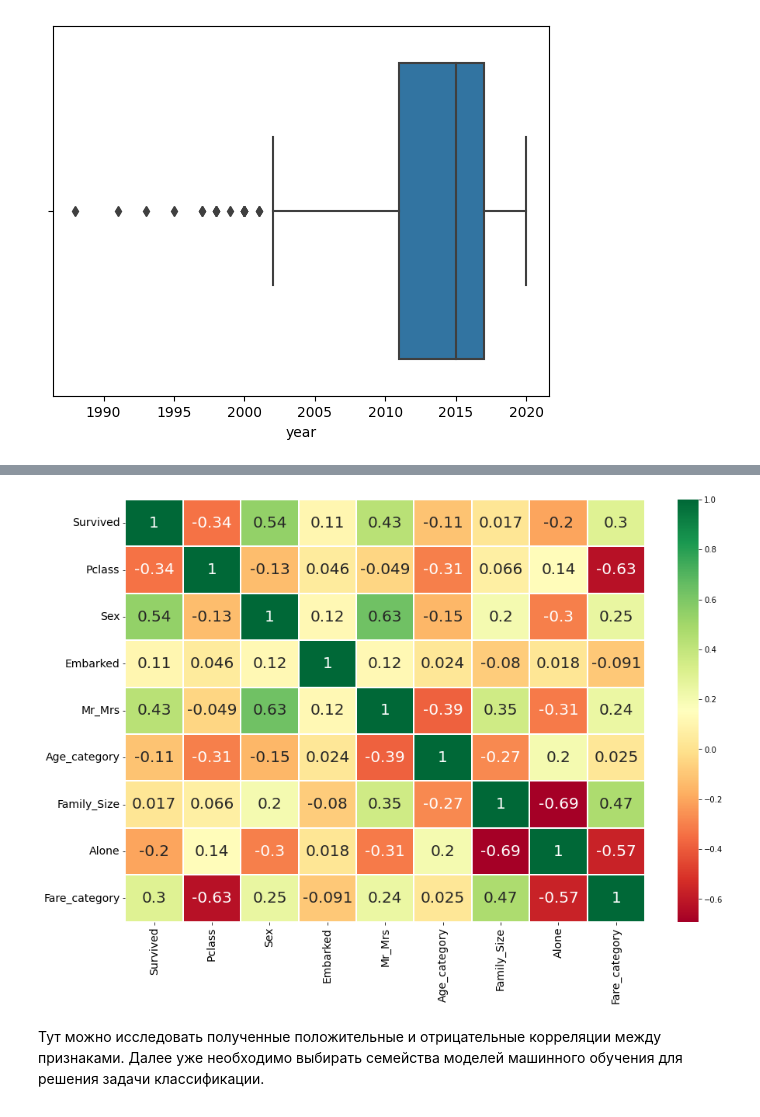
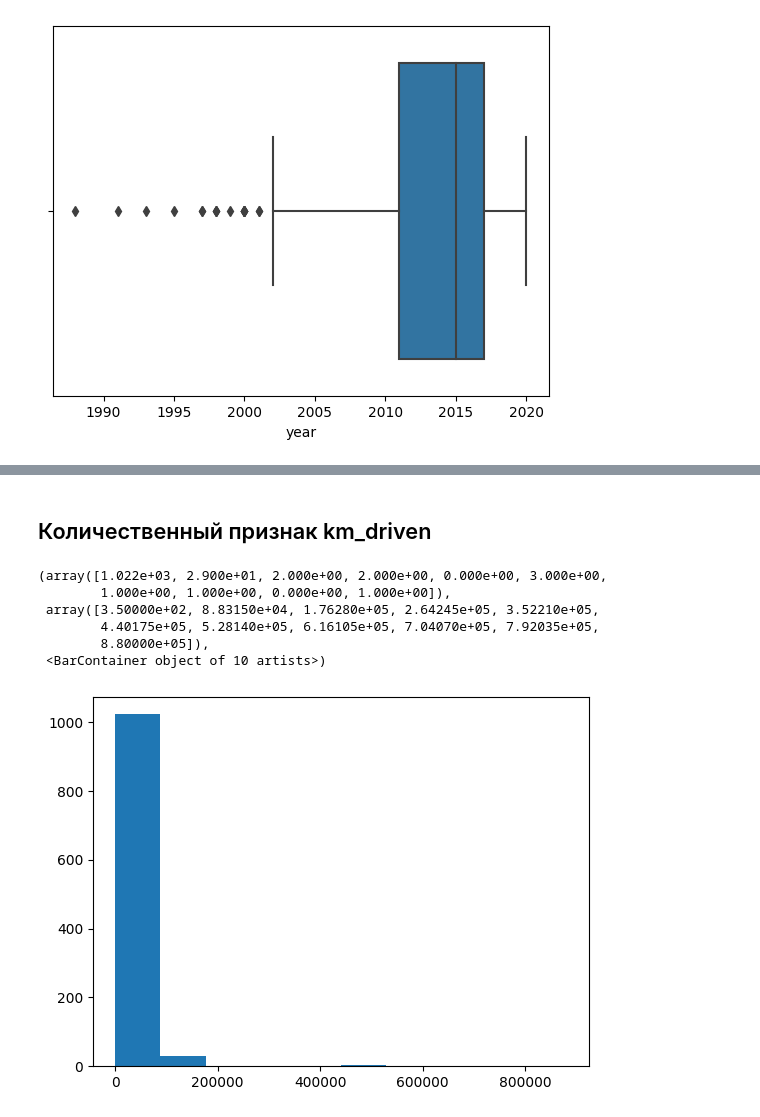
Before and after one commit to katevi/Introduction-to-ML, a Jupyter notebook: eda_bike.ipynb, the cells around one changed output, grey strips where cells are left out. Drawn from its saved outputs; the diff is of its cells as text; code cells hidden in the pictures.

```diff
--- a/eda_bike.ipynb
+++ b/eda_bike.ipynb
@@ -515,3 +185,0 @@ sns.factorplot('Alone', 'Survived', data=df, hue='Sex', col='Pclass');
-# %%
-df['Fare_category'] = pd.qcut(df['Fare'], 5)
-df.groupby(['Fare_category'])['Survived'].mean().to_frame().style.background_gradient(cmap='summer_r')
@@ -528,6 +185,0 @@ df.groupby(['Fare_category'])['Survived'].mean().to_frame().style.background_gra
-# %%
-df['Fare_category'] = 0
-df.loc[df['Fare'] <= 7.91, 'Fare_category'] = 0
-df.loc[(df['Fare'] > 7.91) & (df['Fare'] <= 14.454), 'Fare_category'] = 1
-df.loc[(df['Fare'] > 14.454) & (df['Fare'] <= 31), 'Fare_category'] = 2
-df.loc[(df['Fare'] > 31) & (df['Fare'] <= 513), 'Fare_category'] = 3
@@ -544,4 +185,0 @@ sns.factorplot('Fare_category', 'Survived', data=df, hue='Sex');
-# %%
-df['Sex'].replace(['male', 'female'], [0, 1], inplace=True)
-df['Embarked'].replace(['S', 'C', 'Q'], [0, 1, 2], inplace=True)
-df['Mr_Mrs'].replace(['Mr', 'Mrs', 'Miss', 'Master', 'Other'], [0, 1, 2, 3, 4], inplace=True)
@@ -564,12 +186,12 @@ df['Mr_Mrs'].replace(['Mr', 'Mrs', 'Miss', 'Master', 'Other'], [0, 1, 2, 3, 4],
-# %%
-df.drop(['Name', 'Age', 'Ticket', 'SibSp', 'Parch', 'Fare', 'Cabin', 'PassengerId'], axis=1, inplace=True)
-sns.heatmap(df.corr(), annot=True, cmap='RdYlGn', linewidths=0.2, annot_kws={'size':20})
-fig = plt.gcf()
-fig.set_size_inches(15, 10)
-plt.xticks(fontsize=14)
-plt.yticks(fontsize=14)
-plt.show()
-# %% [output]
-[figure, removed]
-# %% [markdown]
-Тут можно исследовать полученные положительные и отрицательные корреляции между признаками. Далее уже необходимо выбирать семейства моделей машинного обучения для решения задачи классификации.
+# %% [markdown]
+## Количественный признак km_driven
+# %%
+plt.hist(x=df['km_driven'])
+# %% [output]
+(array([1.022e+03, 2.900e+01, 2.000e+00, 2.000e+00, 0.000e+00, 3.000e+00,
+        1.000e+00, 1.000e+00, 0.000e+00, 1.000e+00]),
+ array([3.50000e+02, 8.83150e+04, 1.76280e+05, 2.64245e+05, 3.52210e+05,
+        4.40175e+05, 5.28140e+05, 6.16105e+05, 7.04070e+05, 7.92035e+05,
+        8.80000e+05]),
+ <BarContainer object of 10 artists>)
+[figure, added]
```
Also changed, not shown: parts of 94 cells of this notebook.
